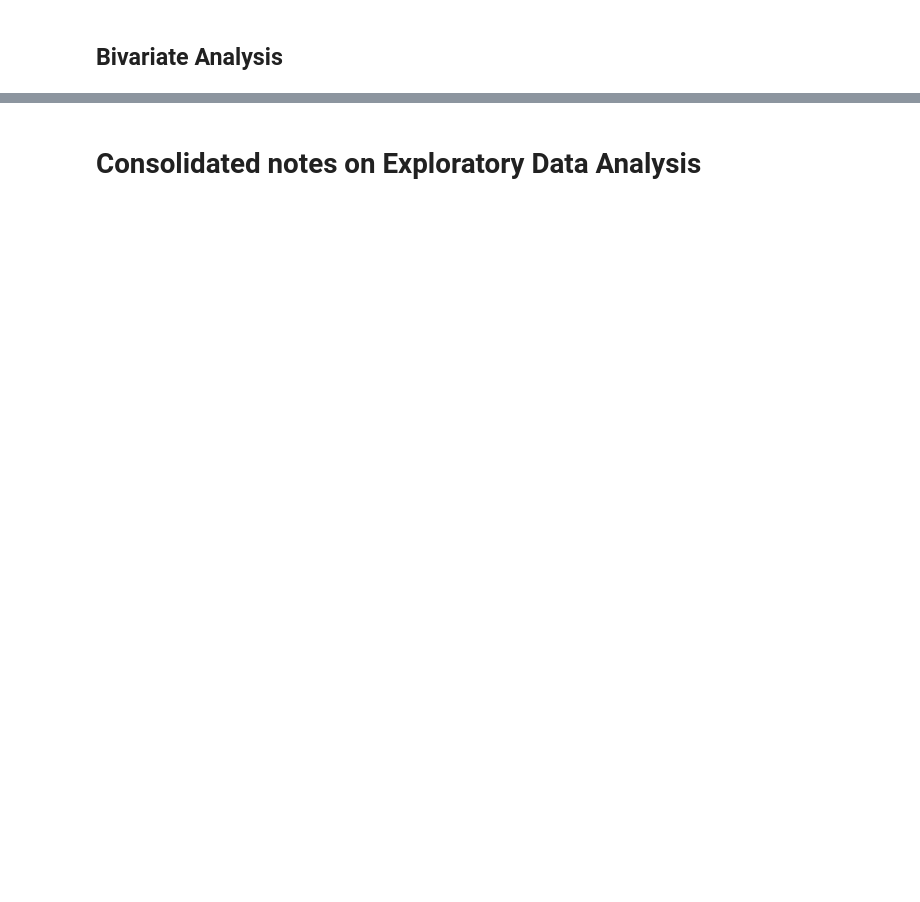
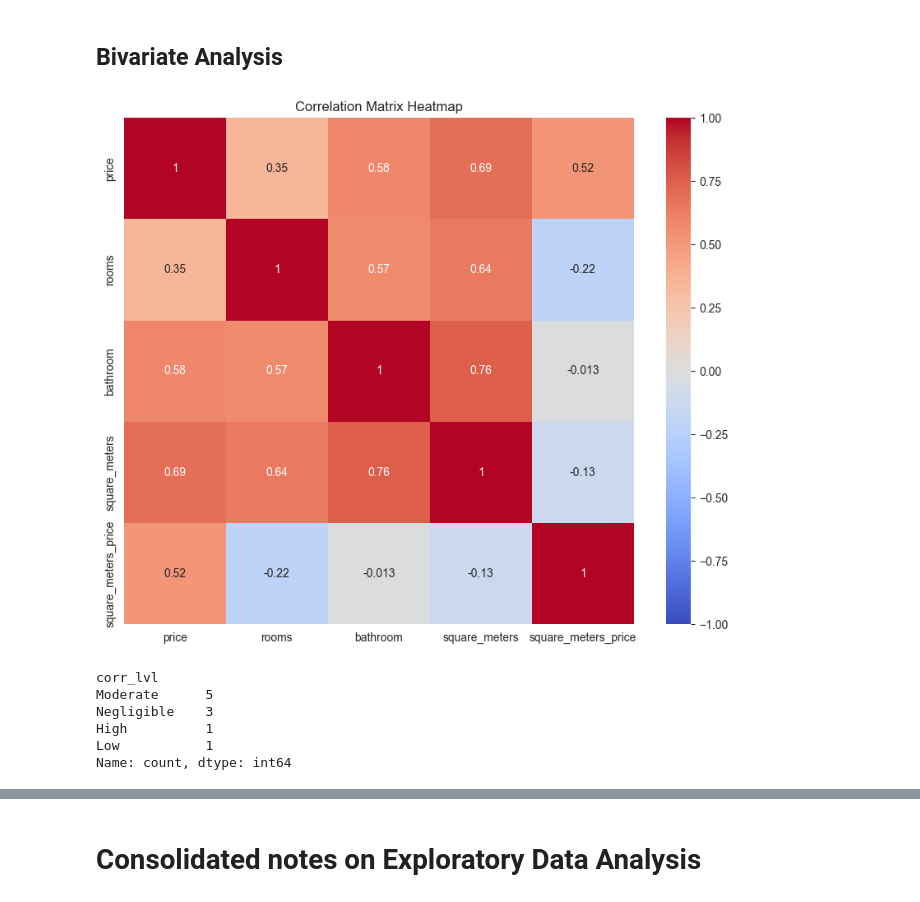
Before and after one commit to otrocarlosmartinez/PROJECT1, a Jupyter notebook: PROJECT1_TEAM2_CM.ipynb, the cells around one changed output, grey strips where cells are left out. Drawn from its saved outputs; the diff is of its cells as text; code cells hidden in the pictures; blank space fills up the shorter version.

```diff
--- a/PROJECT1_TEAM2_CM.ipynb
+++ b/PROJECT1_TEAM2_CM.ipynb
@@ -381,2 +587,13 @@ data.loc[(data['rooms']==0)&(data['bathroom']==1)].describe().T
 # %% [markdown]
 ## Bivariate Analysis
+# %%
+# Calculate correlation matrix
+corr_matrix = data.select_dtypes(include=np.number).corr()
+# %%
+# Plot correlation matrix as heatmap
+plt.figure(figsize=(10, 8))
+sns.heatmap(corr_matrix, annot=True, cmap='coolwarm', vmin=-1, vmax=1)
+plt.title('Correlation Matrix Heatmap')
+plt.show()
+# %% [output]
+[figure, added]
@@ -382,0 +623,11 @@ data.loc[(data['rooms']==0)&(data['bathroom']==1)].describe().T
+# %%
+# Apply the function to create the corr_lvl column
+sorted_corr['corr_lvl'] = sorted_corr['correlation'].apply(categorize_correlation)
+sorted_corr['corr_lvl'].value_counts()
+# %% [output]
+corr_lvl
+Moderate      5
+Negligible    3
+High          1
+Low           1
+Name: count, dtype: int64
```
Also changed, not shown: parts of 31 cells of this notebook.
